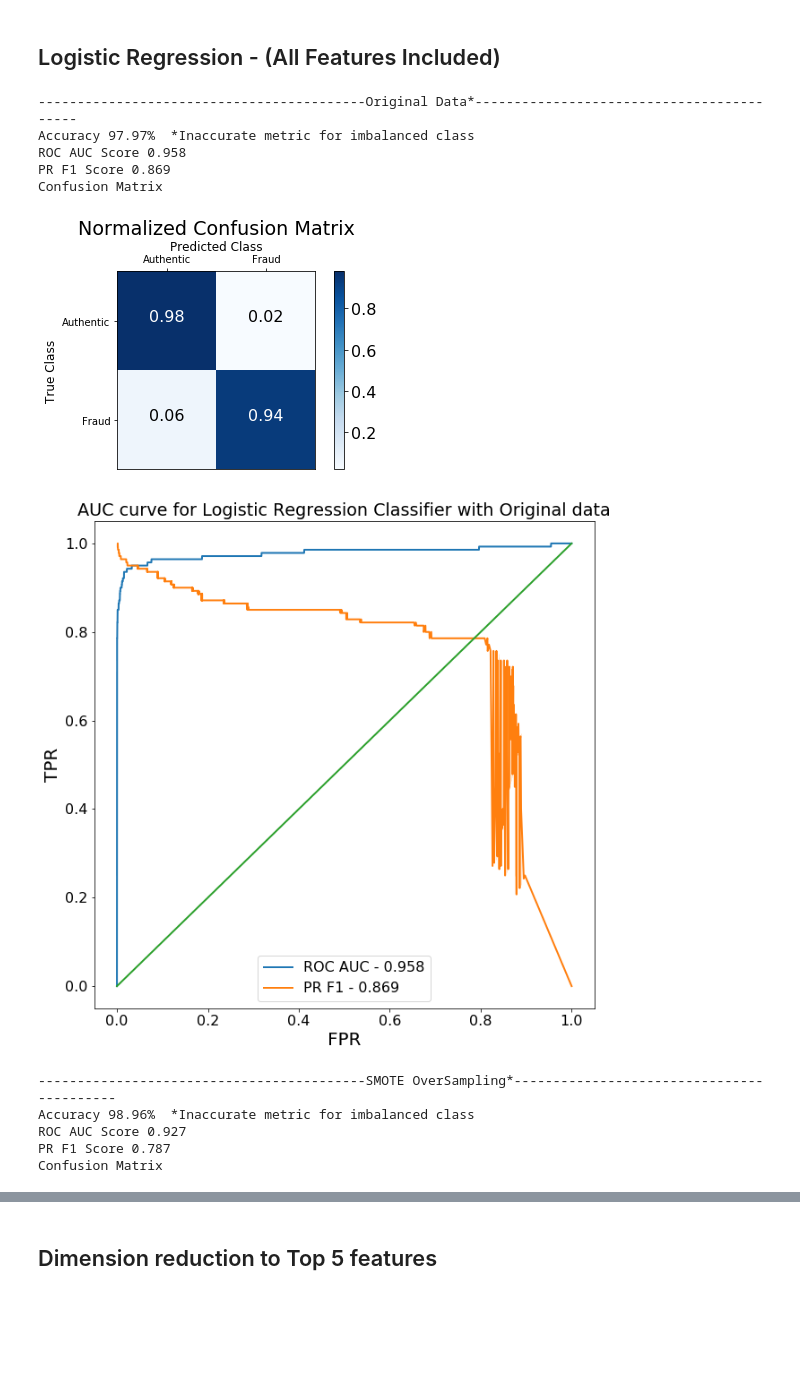
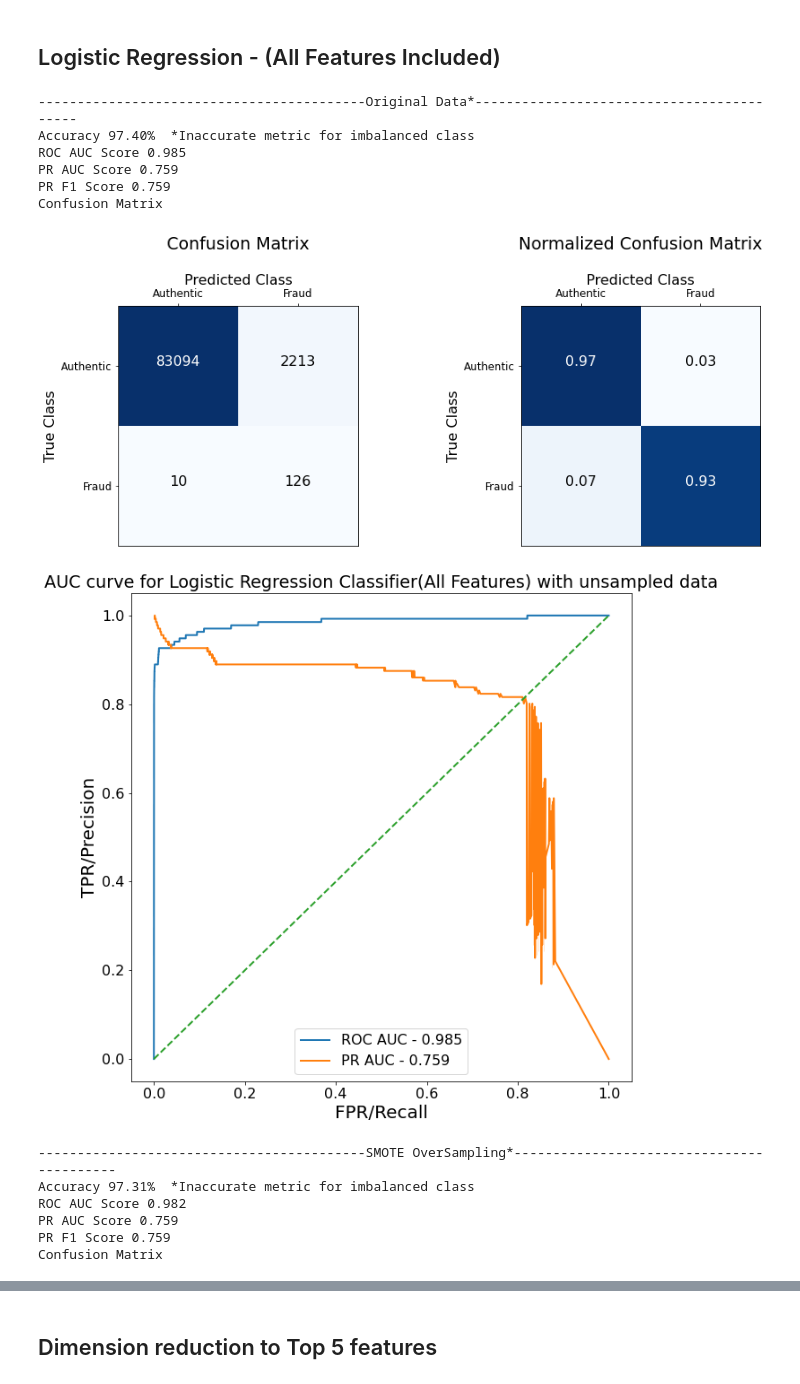
Before and after one commit to venkateshaditya/Credit-Card-Fraud-Detection, a Jupyter notebook: Ensemble Models.ipynb, the cells around one changed output, grey strips where cells are left out. Saved outputs shown, nothing was run; the diff lists cells and outputs as text; code cells hidden in the pictures; blank space fills up the shorter version.

Commit message:
Fixed error with F1 Score and cleaned up code

```diff
--- a/Ensemble Models.ipynb
+++ b/Ensemble Models.ipynb
@@ -27,38 +29,33 @@ def run_classifier(clf,Clasifier_name):
     sns.set_context(rc={'font.size': 16})
     ##Original Data
     clf.fit(data_features_train, data_labels_train.ravel())
-    test_results = clf.predict(data_features_test)
-    test_results_prob = clf.predict_proba(data_features_test)[:,(1)]
+    model_output_labels = clf.predict(data_features_test)
+    model_output_prob = clf.predict_proba(data_features_test)[:,(1)]
+    metrics = compute_metrics(model_output_prob,model_output_labels)
+    results.append([Clasifier_name,"Imbalanced",metrics.values()])
     print('------------------------------------------Original Data*------------------------------------------')
-    fpr, tpr,_=roc_curve(data_labels_test,test_results_prob,drop_intermediate=False)
-    precision,recall, _=precision_recall_curve(data_labels_test,test_results_prob)
-    ROC_auc='{:.3}'.format(roc_auc_score(data_labels_test,test_results))
-    PR_f1='{:.3}'.format(1-f1_score(data_labels_test,test_results))
-    print_results(test_results,ROC_auc,PR_f1)
-    draw_roc(fpr,tpr,precision,recall,ROC_auc,PR_f1,Clasifier_name+' with Original data')
+    print_results(model_output_labels, metrics)
+    draw_roc(metrics,Clasifier_name+' with unsampled data')
+
 
     ##SMOTE Oversampling
     clf.fit(x_train_smote, y_train_smote.ravel())
-    test_results = clf.predict(data_features_test)
-    test_results_prob = clf.predict_proba(data_features_test)[:,(1)]
+    model_output_labels = clf.predict(data_features_test)
+    model_output_prob = clf.predict_proba(data_features_test)[:,(1)]
+    metrics = compute_metrics(model_output_prob,model_output_labels)
     print('------------------------------------------SMOTE OverSampling*------------------------------------------')
-    fpr, tpr,_=roc_curve(data_labels_test,test_results_prob,drop_intermediate=False)
-    precision,recall, _=precision_recall_curve(data_labels_test,test_results_prob)
-    ROC_auc='{:.3}'.format(roc_auc_score(data_labels_test,test_results))
-    PR_f1='{:.3}'.format(1-f1_score(data_labels_test,test_results))
-    print_results(test_results,ROC_auc,PR_f1)
-    draw_roc(fpr,tpr,precision,recall,ROC_auc,PR_f1,Clasifier_name+' with SMOTE OverSampling')
+    print_results(model_output_labels, metrics)
+    draw_roc(metrics,Clasifier_name+' with SMOTE Oversampling')
+    results.append([Clasifier_name,"SMOTE",metrics.values()])
 
     ##Random Undersampling
     clf.fit(x_train_rus, y_train_rus.ravel())
-    test_results = clf.predict(data_features_test)
-    test_results_prob = clf.predict_proba(data_features_test)[:,(1)]
+    model_output_labels = clf.predict(data_features_test)
+    model_output_prob = clf.predict_proba(data_features_test)[:,(1)]
+    metrics = compute_metrics(model_output_prob,model_output_labels)
     print('------------------------------------------Random UnderSampling*------------------------------------------')
-    fpr, tpr,_=roc_curve(data_labels_test,test_results_prob,drop_intermediate=False)
-    precision,recall, _=precision_recall_curve(data_labels_test,test_results_prob)
-    ROC_auc='{:.3}'.format(roc_auc_score(data_labels_test,test_results))
-    PR_f1='{:.3}'.format(1-f1_score(data_labels_test,test_results))
-    print_results(test_results,ROC_auc,PR_f1)
-    draw_roc(fpr,tpr,precision,recall,ROC_auc,PR_f1,Clasifier_name+' with Random UnderSampling')
+    print_results(model_output_labels, metrics)
+    draw_roc(metrics,Clasifier_name+' with Random Undersampling')
+    results.append([Clasifier_name,"Random Undersampling",metrics.values()])
 # %% [markdown]
 ###  Function to print the Performance metric's of the classifier
@@ -228,17 +257,19 @@ plt.xticks(rotation=45)
 ## Logistic Regression - (All Features Included)
 # %%
 clf = LogisticRegression(class_weight='balanced', C = 0.01,penalty = 'l2',solver='liblinear')
-run_classifier(clf,"Logistic Regression Classifier")
+run_classifier(clf,"Logistic Regression Classifier(All Features)")
 # %% [output]
 ------------------------------------------Original Data*------------------------------------------
-Accuracy 97.97%  *Inaccurate metric for imbalanced class
-ROC AUC Score 0.958
-PR F1 Score 0.869
+Accuracy 97.40%  *Inaccurate metric for imbalanced class
+ROC AUC Score 0.985
+PR AUC Score 0.759
+PR F1 Score 0.759
 Confusion Matrix
-[figure, old version]
+[figure, new version]
-[figure, old version]
+[figure, new version]
 ------------------------------------------SMOTE OverSampling*------------------------------------------
-Accuracy 98.96%  *Inaccurate metric for imbalanced class
-ROC AUC Score 0.927
-PR F1 Score 0.787
+Accuracy 97.31%  *Inaccurate metric for imbalanced class
+ROC AUC Score 0.982
+PR AUC Score 0.759
+PR F1 Score 0.759
 Confusion Matrix
```
Also changed, not shown: parts of 20 cells of this notebook.
